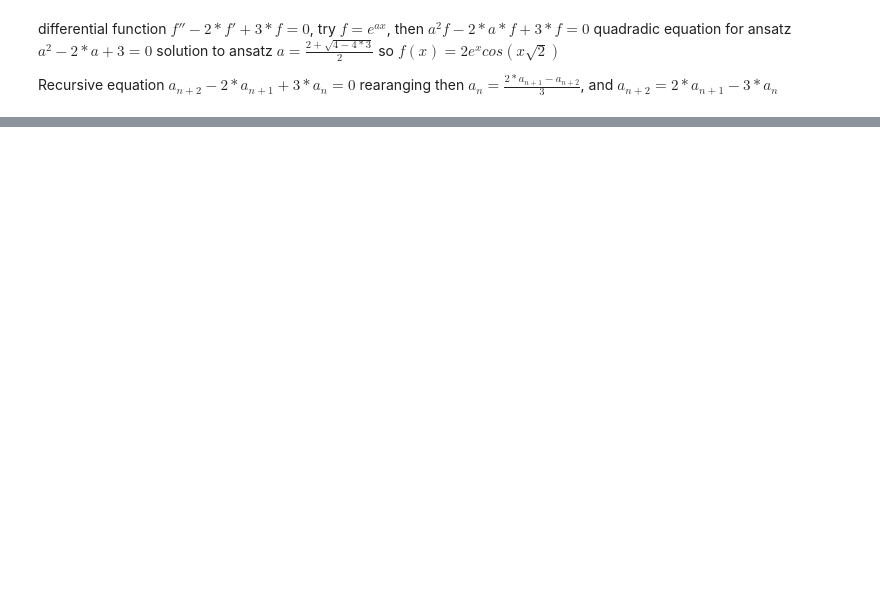
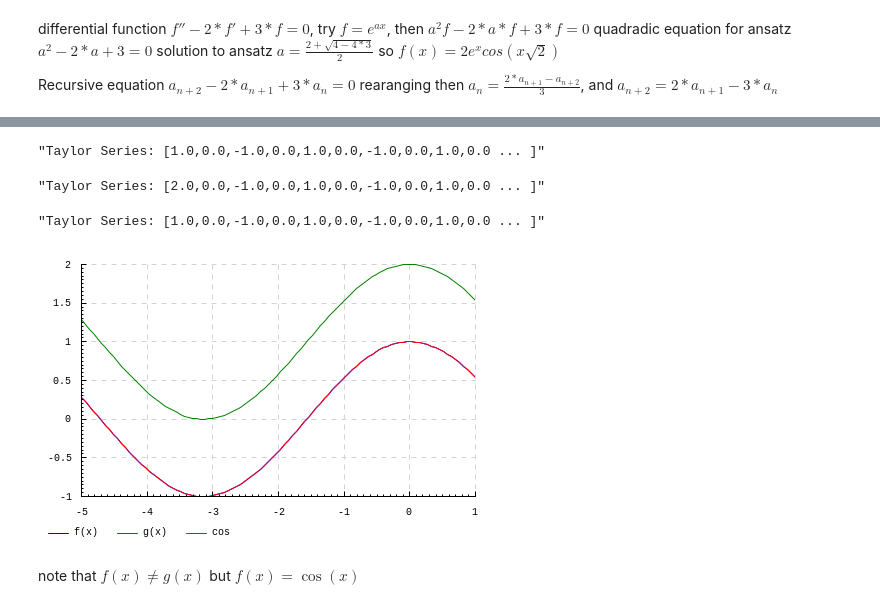
Before and after one commit to lsiemens/lsiemens.github.io, a Jupyter notebook: _drafts/plottingHaskell.ipynb, the cells around one changed output, grey strips where cells are left out. Saved outputs shown, nothing was run; the diff lists cells and outputs as text; code cells hidden in the pictures; blank space fills up the shorter version.

```diff
--- a/_drafts/plottingHaskell.ipynb
+++ b/_drafts/plottingHaskell.ipynb
@@ -243,0 +334,15 @@ End of tests
+# %%
+a = derivative (antiderivative 2 cos)
+b = antiderivative 2 (derivative cos)
+
+printTaylorSeries a
+printTaylorSeries b
+printTaylorSeries cos
+plotTaylorSeries [(a, "f(x)"), (b, "g(x)"), (cos, "cos")] x
+# %% [output]
+"Taylor Series: [1.0,0.0,-1.0,0.0,1.0,0.0,-1.0,0.0,1.0,0.0 ... ]"
+"Taylor Series: [2.0,0.0,-1.0,0.0,1.0,0.0,-1.0,0.0,1.0,0.0 ... ]"
+"Taylor Series: [1.0,0.0,-1.0,0.0,1.0,0.0,-1.0,0.0,1.0,0.0 ... ]"
+[figure, added]
+# %% [markdown]
+note that $f(x) \neq g(x)$ but $f(x) = \cos(x)$
```
Also changed, not shown: parts of 10 cells of this notebook, 1 other file.
